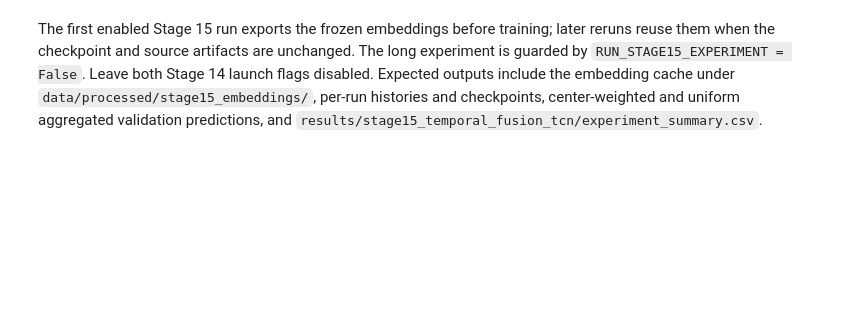
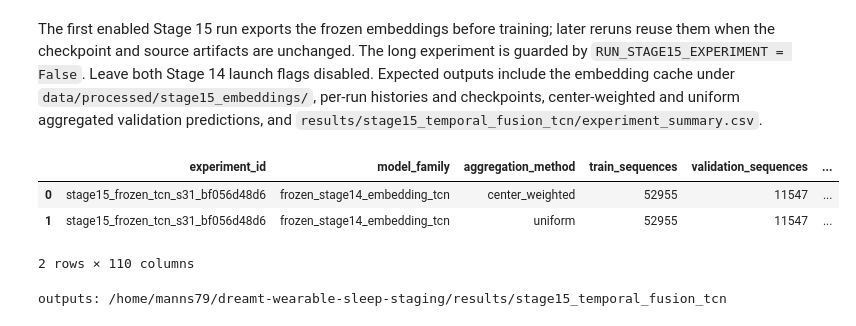
Before and after one commit to manns79/dreamt-wearable-sleep-staging, a Jupyter notebook: notebooks/04_cnn_training.ipynb, the cells around one changed output. Saved outputs shown, nothing was run; the diff lists cells and outputs as text; code cells hidden in the pictures; blank space fills up the shorter version.

Commit message:
Run Stage 15 training

```diff
--- a/notebooks/04_cnn_training.ipynb
+++ b/notebooks/04_cnn_training.ipynb
@@ -640,14 +639,20 @@ stage15_config
 # %% [markdown]
 The first enabled Stage 15 run exports the frozen embeddings before training; later reruns reuse them when the checkpoint and source artifacts are unchanged. The long experiment is guarded by `RUN_STAGE15_EXPERIMENT = False`. Leave both Stage 14 launch flags disabled. Expected outputs include the embedding cache under `data/processed/stage15_embeddings/`, per-run histories and checkpoints, center-weighted and uniform aggregated validation predictions, and `results/stage15_temporal_fusion_tcn/experiment_summary.csv`.
 # %%
-RUN_STAGE15_EXPERIMENT = False
+RUN_STAGE15_EXPERIMENT = True
 
 if stage15_config is not None and RUN_STAGE15_EXPERIMENT:
     stage15_summary = run_stage15_experiment(
         stage15_config,
         output_dir=stage15_output_dir,
     )
     display(stage15_summary.sort_values("macro_f1", ascending=False))
     print("outputs:", stage15_output_dir)
 else:
     print("Stage 15 is configured but not run in this notebook execution.")
+# %% [output]
+|  | experiment_id | model_family | aggregation_method | train_sequences | validation_sequences | ... |
+| 0 | stage15_frozen_tcn_s31_bf056d48d6 | frozen_stage14_embedding_tcn | center_weighted | 52955 | 11547 | ... |
+| 1 | stage15_frozen_tcn_s31_bf056d48d6 | frozen_stage14_embedding_tcn | uniform | 52955 | 11547 | ... |
+2 rows × 110 columns
+outputs: /home/manns79/dreamt-wearable-sleep-staging/results/stage15_temporal_fusion_tcn
```
Also changed, not shown: parts of 3 cells of this notebook.
